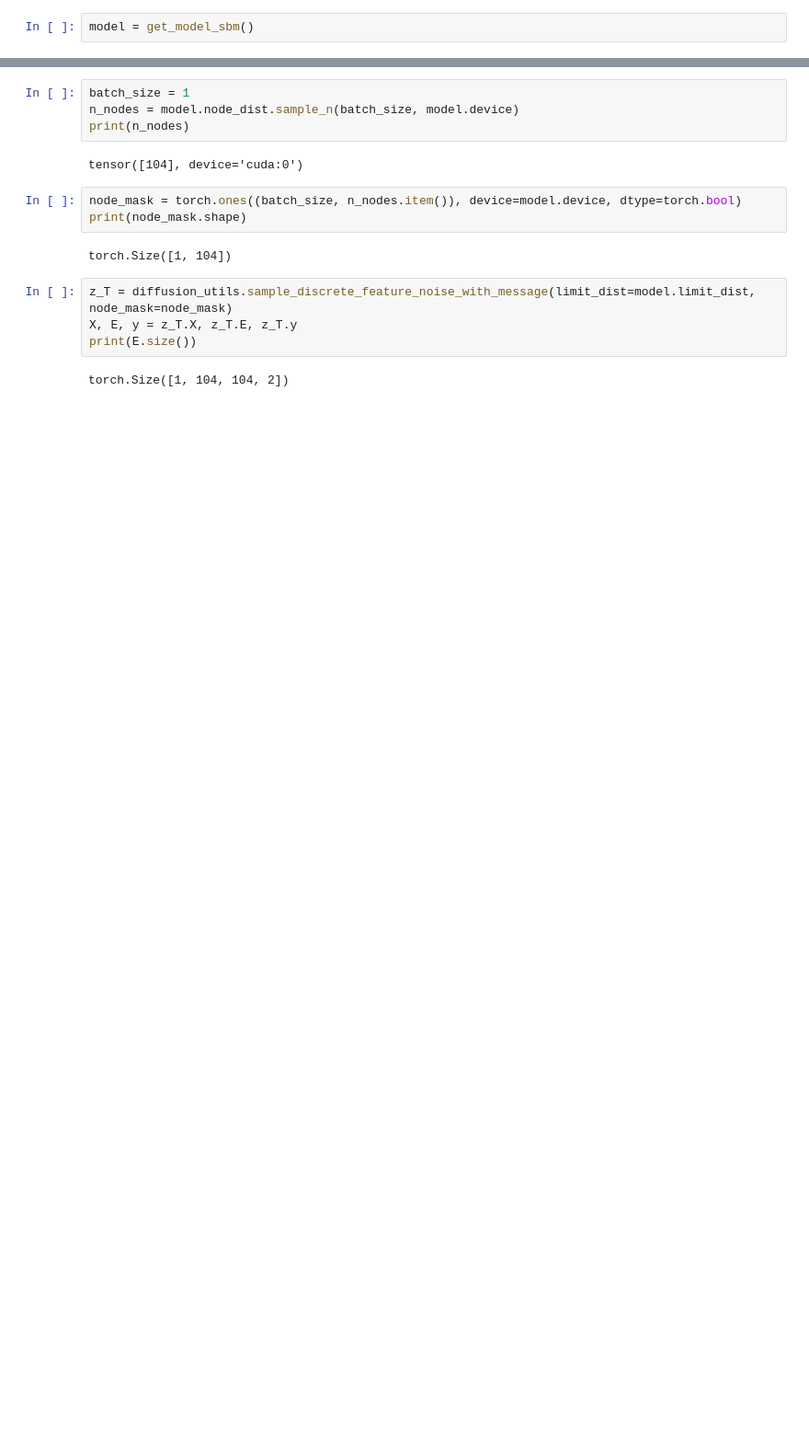
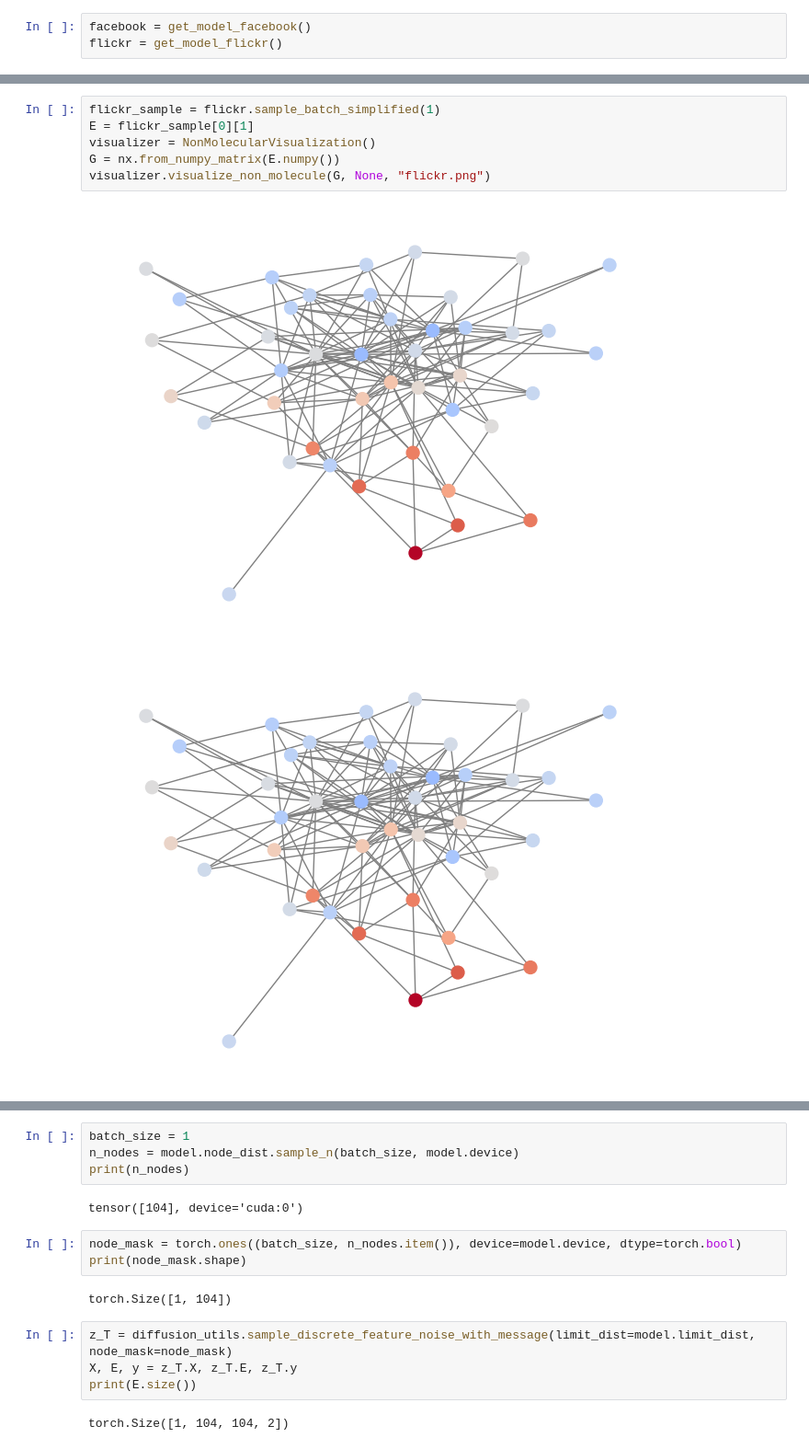
Before and after one commit to yryMax/watermark-graph-diffusion, a Jupyter notebook: src/diffusion.ipynb, the cells around one changed output, grey strips where cells are left out. Shown at 92% size. Drawn from its saved outputs; the diff is of its cells as text; blank space fills up the shorter version.

```diff
--- a/src/diffusion.ipynb
+++ b/src/diffusion.ipynb
@@ -10,5 +10,6 @@ import matplotlib.pyplot as plt
 from src.analysis.visualization import NonMolecularVisualization
 import torch.nn.functional as F
 # %%
-model = get_model_sbm()
+facebook = get_model_facebook()
+flickr = get_model_flickr()
 # %% [output]
@@ -17,0 +33,9 @@ Marginal distribution of the classes: tensor([1.]) for nodes, tensor([0.9156, 0.
+# %%
+flickr_sample = flickr.sample_batch_simplified(1)
+E = flickr_sample[0][1]
+visualizer = NonMolecularVisualization()
+G = nx.from_numpy_matrix(E.numpy())
+visualizer.visualize_non_molecule(G, None, "flickr.png")
+# %% [output]
+[figure, added]
+[figure, added]
```
Also changed, not shown: parts of 6 cells of this notebook, 6 other files.
